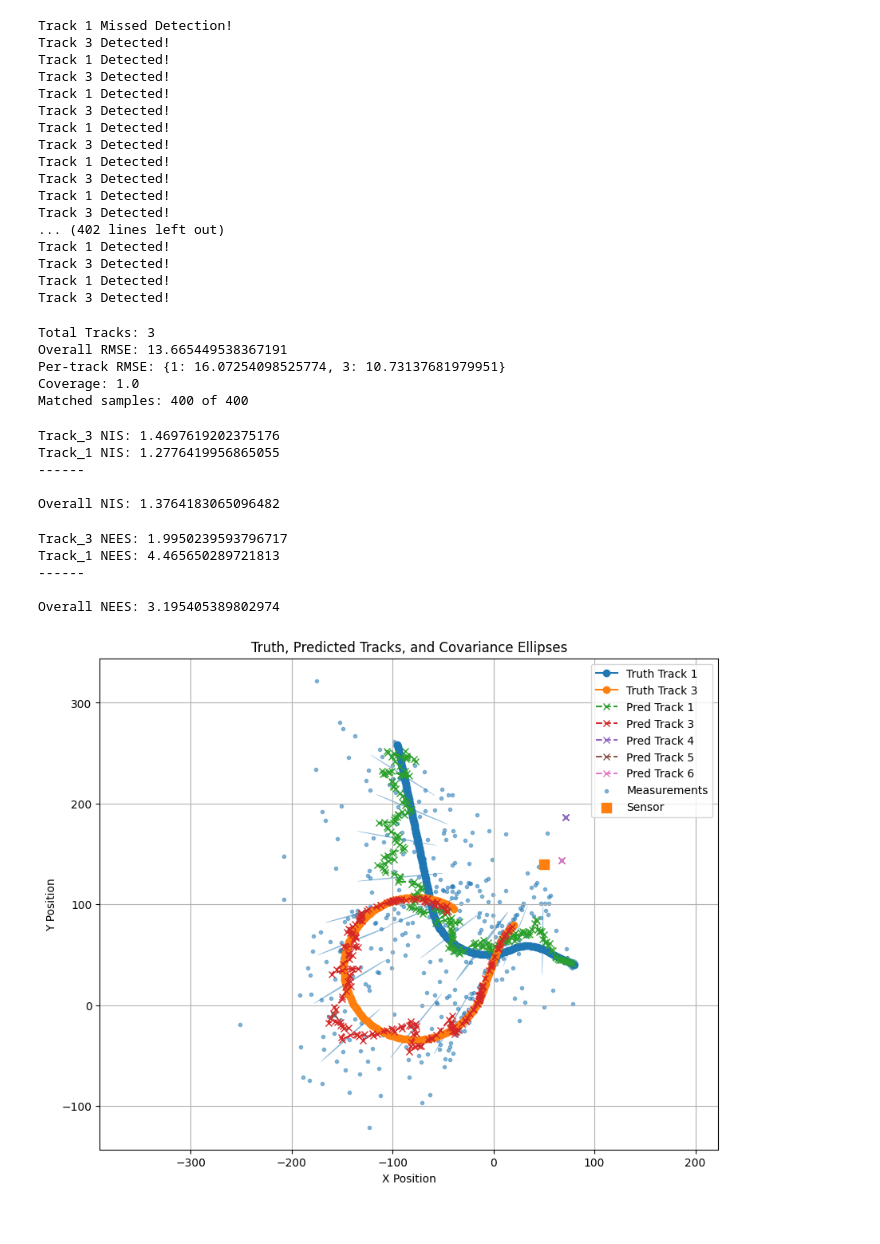
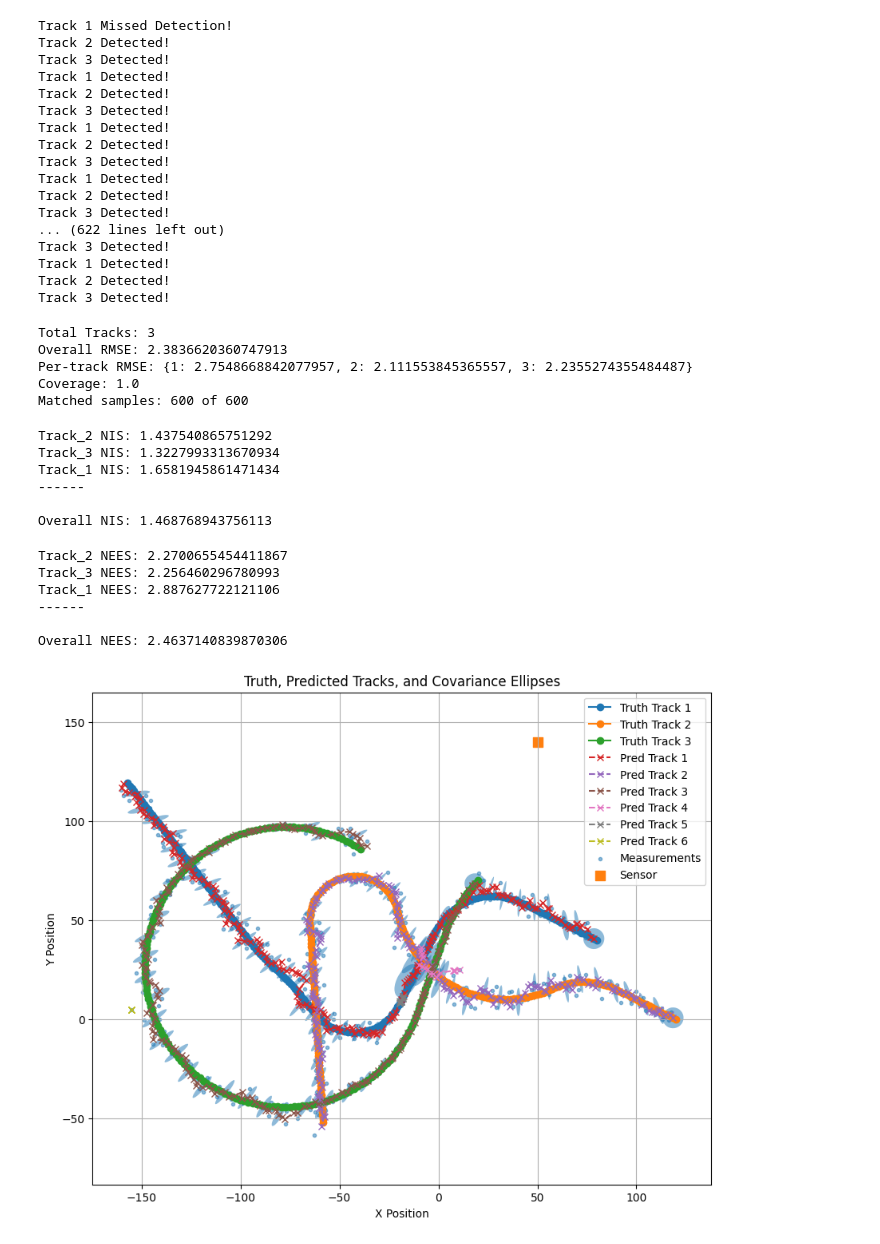
Before and after one commit to WesDevGit/ss_mt_tracking, a Jupyter notebook: ss_mt_cv_range_azimuth.ipynb, the cells around one changed output. Drawn from its saved outputs; the diff is of its cells as text; code cells hidden in the pictures.

```diff
--- a/ss_mt_cv_range_azimuth.ipynb
+++ b/ss_mt_cv_range_azimuth.ipynb
@@ -121,7 +121,7 @@ trax = [
 ]
 tracker = TrackManager(
     trax,
-    5.991,
+    10.0,
     track_factory=make_ekf_track_factory(Q, R, P0, sensor_position),
 )  # all tracks are stored into the trackmanager
 # truth_states - For each track id x_i_t = [p_x, p_y, v_x, v_y] for i = {1,2,3,4,5} and t = {k-1, k, k+1, ... k+99}
@@ -204,22 +204,22 @@ for index, measurements in scans.items():
             print(f"Tentative Track ID: {ten_track_id} Created!")
 # %% [output]
 Track 1 Missed Detection!
+Track 2 Detected!
 Track 3 Detected!
 Track 1 Detected!
+Track 2 Detected!
 Track 3 Detected!
 Track 1 Detected!
+Track 2 Detected!
 Track 3 Detected!
 Track 1 Detected!
+Track 2 Detected!
+Track 3 Detected!
+... (622 lines left out)
 Track 3 Detected!
 Track 1 Detected!
+Track 2 Detected!
 Track 3 Detected!
-Track 1 Detected!
-Track 3 Detected!
-... (402 lines left out)
-Track 1 Detected!
-Track 3 Detected!
-Track 1 Detected!
-Track 3 Detected!
 # %%
 rmse, _, n = metrics.position_rmse_from_truth_and_predlog(
     truth_states, tracker.pred_log
@@ -235,42 +235,44 @@ print("Coverage:", coverage)
 print("Matched samples:", n, "of", int(n / coverage))
 # %% [output]
 Total Tracks: 3
-Overall RMSE: 13.665449538367191
-Per-track RMSE: {1: 16.07254098525774, 3: 10.73137681979951}
+Overall RMSE: 2.3836620360747913
+Per-track RMSE: {1: 2.7548668842077957, 2: 2.111553845365557, 3: 2.2355274355484487}
 Coverage: 1.0
-Matched samples: 400 of 400
+Matched samples: 600 of 600
 # %%
 metrics.nis_metrics(tracker, truth_data) # NIS BASED
 # %% [output]
-Track_3 NIS: 1.4697619202375176
-Track_1 NIS: 1.2776419956865055
+Track_2 NIS: 1.437540865751292
+Track_3 NIS: 1.3227993313670934
+Track_1 NIS: 1.6581945861471434
 ------
 
-Overall NIS: 1.3764183065096482
+Overall NIS: 1.468768943756113
 # %%
 metrics.nees_metrics(tracker, truth_data)
 # %% [output]
-Track_3 NEES: 1.9950239593796717
-Track_1 NEES: 4.465650289721813
+Track_2 NEES: 2.2700655454411867
+Track_3 NEES: 2.256460296780993
+Track_1 NEES: 2.887627722121106
 ------
 
-Overall NEES: 3.195405389802974
+Overall NEES: 2.4637140839870306
 # %%
 sensor_position = np.array([[50.0], [140.0]])
 
 plotting.plot_tracks(
     truth_positions,
     tracker,
     scans=scans,
     sensor_position=sensor_position,
     confidence=0.95,
-    ellipse_every=20,   # try 2 or 3 if the plot gets too crowded
+    ellipse_every=5,   # try 2 or 3 if the plot gets too crowded
     ellipse_alpha=0.50,
     show_scan_labels=False,
     show_measurements=True,
 )
 # %% [output]
-[figure, old version]
+[figure, new version]
 # %%
 avg_ospa,median_ospa, per_scan_ospa, per_scan_details = metrics.ospa_from_truth_tracks_and_predlog(
     truth_states=truth_states,
```
Also changed, not shown: parts of 1 cell of this notebook, 6 other files.
